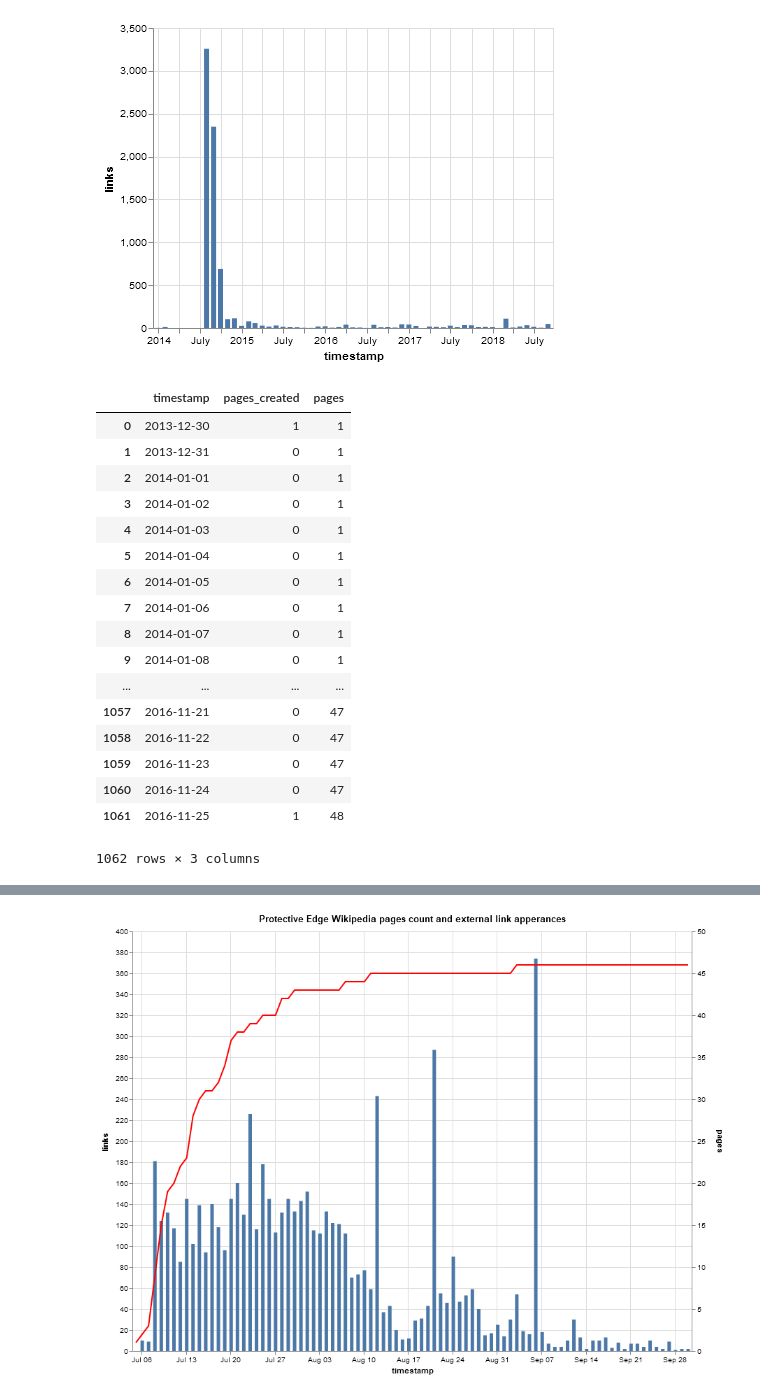
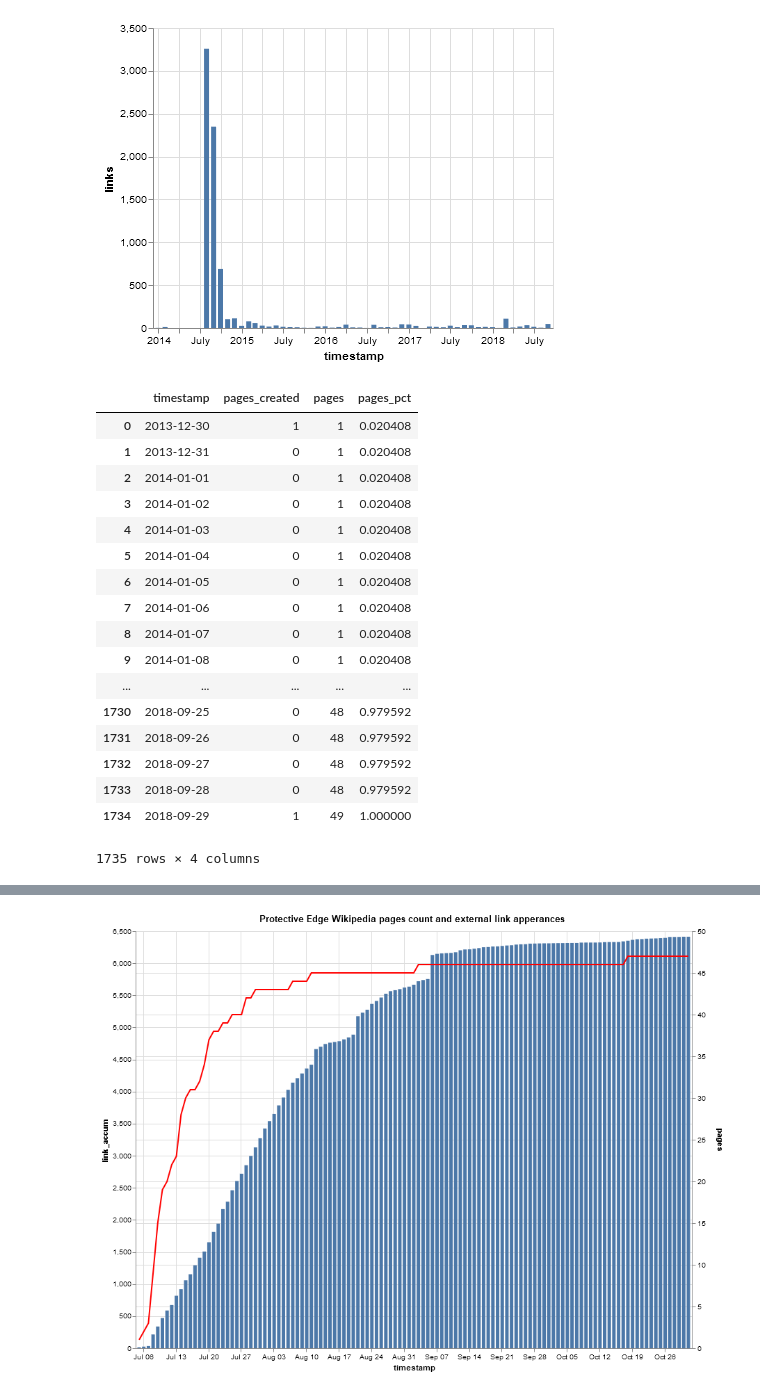
Before and after one commit to cjer/zuk, a Jupyter notebook: zuk_wiki.ipynb, the cells around one changed output, grey strips where cells are left out. Cells and saved outputs as stored; diff of their text form; code cells hidden in the pictures.

```diff
--- a/zuk_wiki.ipynb
+++ b/zuk_wiki.ipynb
@@ -585,7 +630,7 @@ for k in sorted(['he']):
     while 'continue' in resp:
         params.update(resp['continue'])
         print (resp['continue'])
-        eloffset = resp['continue']['rvcontinue']
+        #eloffset = resp['continue']['rvcontinue']
         resp = requests.get(f'https://{k}.wikipedia.org/w/api.php', params=params).json()
         final_resp.append(resp)
     rev_cont[k] = final_resp
@@ -683,8 +716,6 @@ for idx, lang, title, revid, timestamp in rdf.loc[:, ['lang', 'title', 'revid',
 # %%
-import gzip, pickle
-fp=gzip.open('data/revision_external_links.pkl','wb')
-pickle.dump(rev_ext,fp)
-fp.close()
+fp=gzip.open('data/revision_external_links.pkl','rb')
+rev_ext = pickle.load(fp)
 # %% [markdown]
 #### First revision for each link
 # %%
@@ -707,3 +747,5 @@ frl.to_csv('data/rev_link_df.csv.gz', compression='gzip')
+# %%
+frl['timestamp'] = pd.to_datetime(frl.timestamp)
 # %%
 import altair as alt
 alt.renderers.enable('notebook')
@@ -720,44 +762,49 @@ alt.Chart(link_appear).mark_bar().encode(
 # %%
 creation_dates_day = creation_dates.resample('D', on='timestamp').size().reset_index().rename(columns={0:'pages_created'})
 creation_dates_day['pages'] = creation_dates_day.pages_created.cumsum()
+creation_dates_day['pages_pct'] = creation_dates_day.pages / creation_dates_day.pages.max()
+
 creation_dates_day
 # %% [output]
-|  | timestamp | pages_created | pages |
-| 0 | 2013-12-30 | 1 | 1 |
-| 1 | 2013-12-31 | 0 | 1 |
-| 2 | 2014-01-01 | 0 | 1 |
-| 3 | 2014-01-02 | 0 | 1 |
-| 4 | 2014-01-03 | 0 | 1 |
-| 5 | 2014-01-04 | 0 | 1 |
-| 6 | 2014-01-05 | 0 | 1 |
-| 7 | 2014-01-06 | 0 | 1 |
-| 8 | 2014-01-07 | 0 | 1 |
-| 9 | 2014-01-08 | 0 | 1 |
-| ... | ... | ... | ... |
-| 1057 | 2016-11-21 | 0 | 47 |
-| 1058 | 2016-11-22 | 0 | 47 |
-| 1059 | 2016-11-23 | 0 | 47 |
-| 1060 | 2016-11-24 | 0 | 47 |
-| 1061 | 2016-11-25 | 1 | 48 |
+|  | timestamp | pages_created | pages | pages_pct |
+| 0 | 2013-12-30 | 1 | 1 | 0.020408 |
+| 1 | 2013-12-31 | 0 | 1 | 0.020408 |
+| 2 | 2014-01-01 | 0 | 1 | 0.020408 |
+| 3 | 2014-01-02 | 0 | 1 | 0.020408 |
+| 4 | 2014-01-03 | 0 | 1 | 0.020408 |
+| 5 | 2014-01-04 | 0 | 1 | 0.020408 |
+| 6 | 2014-01-05 | 0 | 1 | 0.020408 |
+| 7 | 2014-01-06 | 0 | 1 | 0.020408 |
+| 8 | 2014-01-07 | 0 | 1 | 0.020408 |
+| 9 | 2014-01-08 | 0 | 1 | 0.020408 |
+| ... | ... | ... | ... | ... |
+| 1730 | 2018-09-25 | 0 | 48 | 0.979592 |
+| 1731 | 2018-09-26 | 0 | 48 | 0.979592 |
+| 1732 | 2018-09-27 | 0 | 48 | 0.979592 |
+| 1733 | 2018-09-28 | 0 | 48 | 0.979592 |
+| 1734 | 2018-09-29 | 1 | 49 | 1.000000 |
-1062 rows × 3 columns
+1735 rows × 4 columns
 # %%
 first_link_appear = frl.groupby('link').timestamp.min().to_frame().resample('D', on='timestamp').size().reset_index().rename(columns={0:'links'})
-bar = alt.Chart(first_link_appear[(first_link_appear.timestamp>='2014-07-05') & (first_link_appear.timestamp<'2014-10-01')]).mark_bar().encode(
+first_link_appear['link_accum'] = first_link_appear.links.cumsum()
+first_link_appear['link_pct_change'] = first_link_appear.link_accum.pct_change()
+
+bar = alt.Chart(first_link_appear[(first_link_appear.timestamp>='2014-07-05') & (first_link_appear.timestamp<'2014-11-01')]).mark_bar().encode(
     x='timestamp:T',
-    y='links:Q'
+    y='link_accum:Q'
 ).properties(width=800, height=600)
 
-line = alt.Chart(creation_dates_day[(creation_dates_day.timestamp>='2014-07-05') & (creation_dates_day.timestamp<'2014-10-01')]).mark_line(color='red').encode(
+line = alt.Chart(creation_dates_day[(creation_dates_day.timestamp>='2014-07-05') & (creation_dates_day.timestamp<'2014-11-01')]).mark_line(color='red').encode(
     x='timestamp:T',
     y='pages:Q'
 ).properties(width=800, height=600)
 
 alt.layer(
     bar,
     line
 ).resolve_scale(
     y='independent'
 ).properties(title='Protective Edge Wikipedia pages count and external link apperances')
 # %% [output]
 [interactive output not drawn]
-[figure, old version]
+[figure, new version]
```
Also changed, not shown: parts of 45 cells of this notebook, 7 other files.
